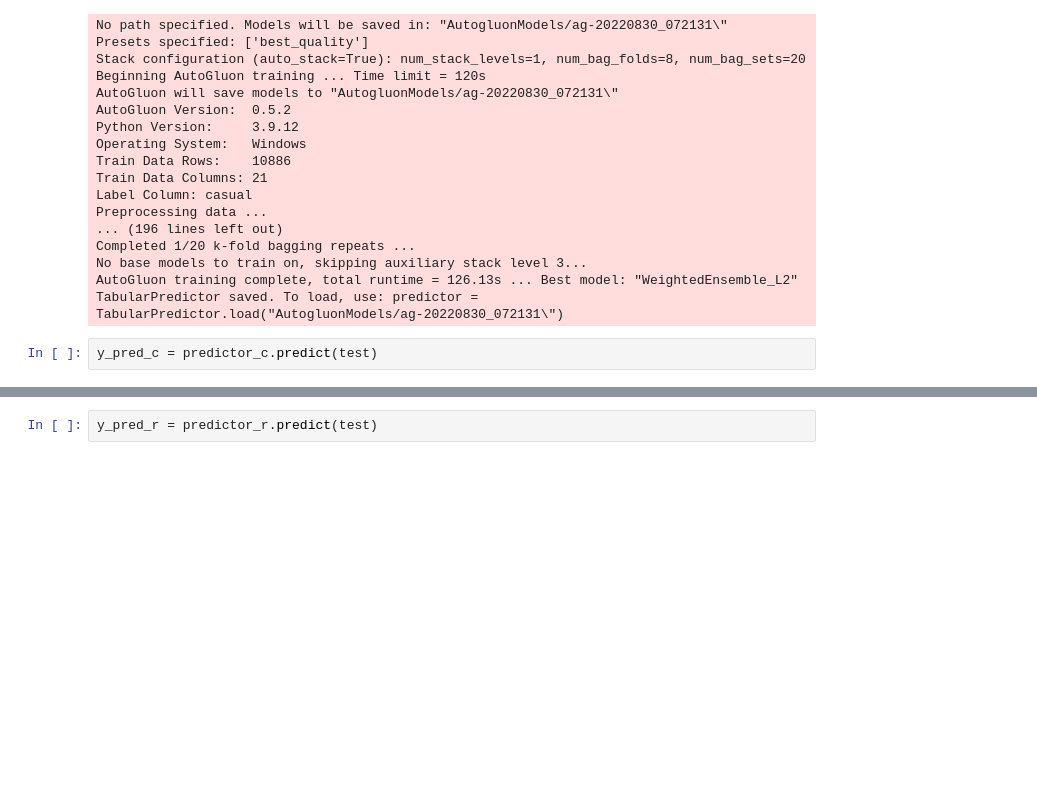
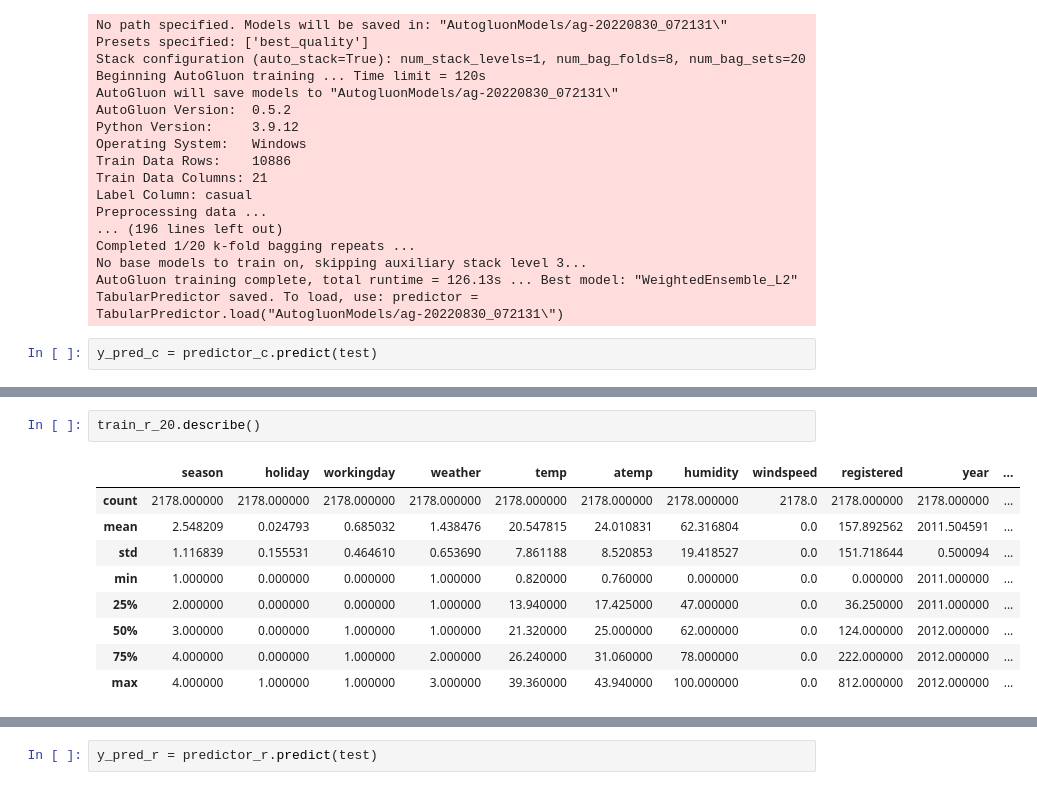
Before and after one commit to kanericmaws/cd0385-project-starter, a Jupyter notebook: project/p01-filled.ipynb, the cells around one changed output, grey strips where cells are left out. Cells and saved outputs as stored; diff of their text form; blank space fills up the shorter version.

```diff
--- a/project/p01-filled.ipynb
+++ b/project/p01-filled.ipynb
@@ -330,0 +454,12 @@ Multi-layer stack-ensembling used: False
+# %%
+train_r_20.describe()
+# %% [output]
+|  | season | holiday | workingday | weather | temp | atemp | humidity | windspeed | registered | year | ... |
+| count | 2178.000000 | 2178.000000 | 2178.000000 | 2178.000000 | 2178.000000 | 2178.000000 | 2178.000000 | 2178.0 | 2178.000000 | 2178.000000 | ... |
+| mean | 2.548209 | 0.024793 | 0.685032 | 1.438476 | 20.547815 | 24.010831 | 62.316804 | 0.0 | 157.892562 | 2011.504591 | ... |
+| std | 1.116839 | 0.155531 | 0.464610 | 0.653690 | 7.861188 | 8.520853 | 19.418527 | 0.0 | 151.718644 | 0.500094 | ... |
+| min | 1.000000 | 0.000000 | 0.000000 | 1.000000 | 0.820000 | 0.760000 | 0.000000 | 0.0 | 0.000000 | 2011.000000 | ... |
+| 25% | 2.000000 | 0.000000 | 0.000000 | 1.000000 | 13.940000 | 17.425000 | 47.000000 | 0.0 | 36.250000 | 2011.000000 | ... |
+| 50% | 3.000000 | 0.000000 | 1.000000 | 1.000000 | 21.320000 | 25.000000 | 62.000000 | 0.0 | 124.000000 | 2012.000000 | ... |
+| 75% | 4.000000 | 0.000000 | 1.000000 | 2.000000 | 26.240000 | 31.060000 | 78.000000 | 0.0 | 222.000000 | 2012.000000 | ... |
+| max | 4.000000 | 1.000000 | 1.000000 | 3.000000 | 39.360000 | 43.940000 | 100.000000 | 0.0 | 812.000000 | 2012.000000 | ... |
```
Also changed, not shown: parts of 11 cells of this notebook, 1 other file.
